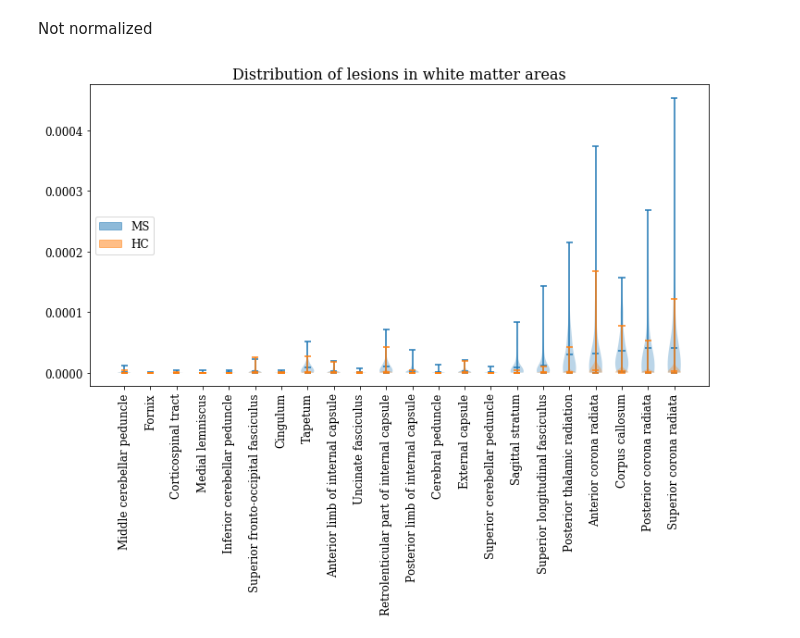
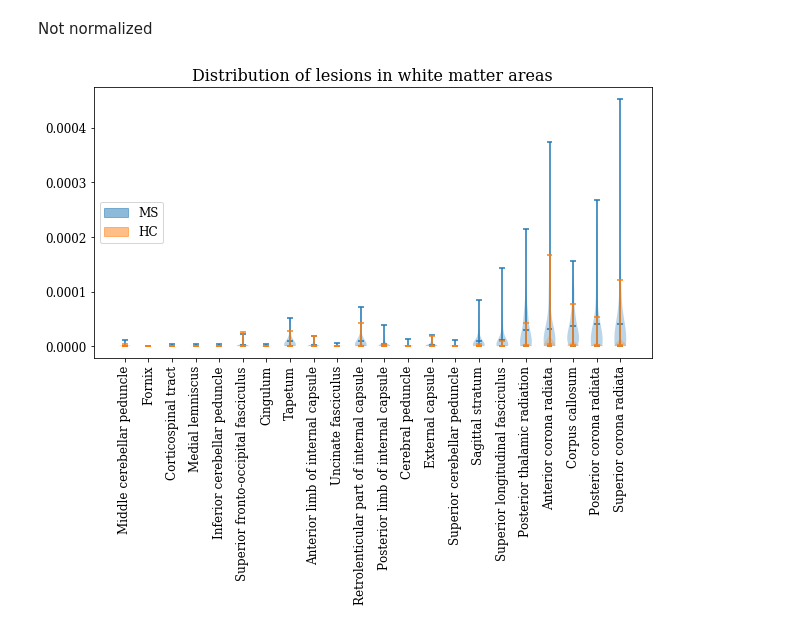
Before and after one commit to derEitel/explainableMS, a Jupyter notebook: Other investigations/Count lesion ratio of total tissue and area wise.ipynb, the cells around one changed output. Drawn from its saved outputs; the diff is of its cells as text; code cells hidden in the pictures.

Commit message:
reworked titles and GM atlas selection

```diff
--- a/Other investigations/Count lesion ratio of total tissue and area wise.ipynb
+++ b/Other investigations/Count lesion ratio of total tissue and area wise.ipynb
@@ -12,4 +12,6 @@ from plotting import ms_color, hc_color, get_area_relevance
 from config import *
+# %%
+image_file_dir = "/analysis/fabiane/documents/publications/MS_CNN_VIS"
 # %%
 # paths
 train_brain_h5 = h5py.File("/analysis/fabiane/data/MS/explMS/train_dataset_brain_masks_fullres.h5")
@@ -459,36 +461,24 @@ for key, ind_value in zip(keys_sorted_hc, values_sorted_hc):
 # %%
 df_ms = pd.DataFrame(hm_distrib_ms)
 df_hc = pd.DataFrame(hm_distrib_hc)
-# %%
-SMALL_SIZE = 12
-MEDIUM_SIZE = 14
-BIGGER_SIZE = 16
-
-plt.rc('font', size=SMALL_SIZE)          # controls default text sizes
-plt.rc('axes', titlesize=BIGGER_SIZE)     # fontsize of the axes title
-plt.rc('axes', labelsize=MEDIUM_SIZE)    # fontsize of the x and y labels
-plt.rc('xtick', labelsize=SMALL_SIZE)    # fontsize of the tick labels
-plt.rc('ytick', labelsize=SMALL_SIZE)    # fontsize of the tick labels
-plt.rc('legend', fontsize=SMALL_SIZE)    # legend fontsize
-plt.rc('figure', titlesize=BIGGER_SIZE)  # fontsize of the figure title
-
-# set serif font
-plt.rc('font', family='serif')
 # %% [markdown]
 Not normalized
 # %%
 #plt.figure()
-fig, axes = plt.subplots(figsize=(12, 6))
+fig, axes = plt.subplots(figsize=(10, 5))
 axes.violinplot(dataset=[df_ms[key] for key in keys_sorted_ms[0]], showmeans=True)
 axes.violinplot(dataset=[df_hc[key] for key in keys_sorted_ms[0]], showmeans=True)
 
 axes.set_xticks(range(1, len(keys_sorted_ms[0])+1))
 axes.set_xticklabels([key for key in keys_sorted_ms[0]])
 plt.xticks(rotation='vertical')
 ms_patch = mpatches.Patch(color=ms_color, alpha=0.5)
 hc_patch = mpatches.Patch(color=hc_color, alpha=0.5)
 axes.legend([ms_patch, hc_patch], ["MS", "HC"], loc="center left")
 plt.title("Distribution of lesions in white matter areas")
+
+file_path = os.path.join(image_file_dir, "lesion_distribution_WM_absolute.png")
+#plt.savefig(file_path, format='png', transparent=True, bbox_inches='tight')
 plt.show()
 # %% [output]
-[figure, old version]
+[figure, new version]
```
Also changed, not shown: parts of 1 cell of this notebook, 2 other files.
